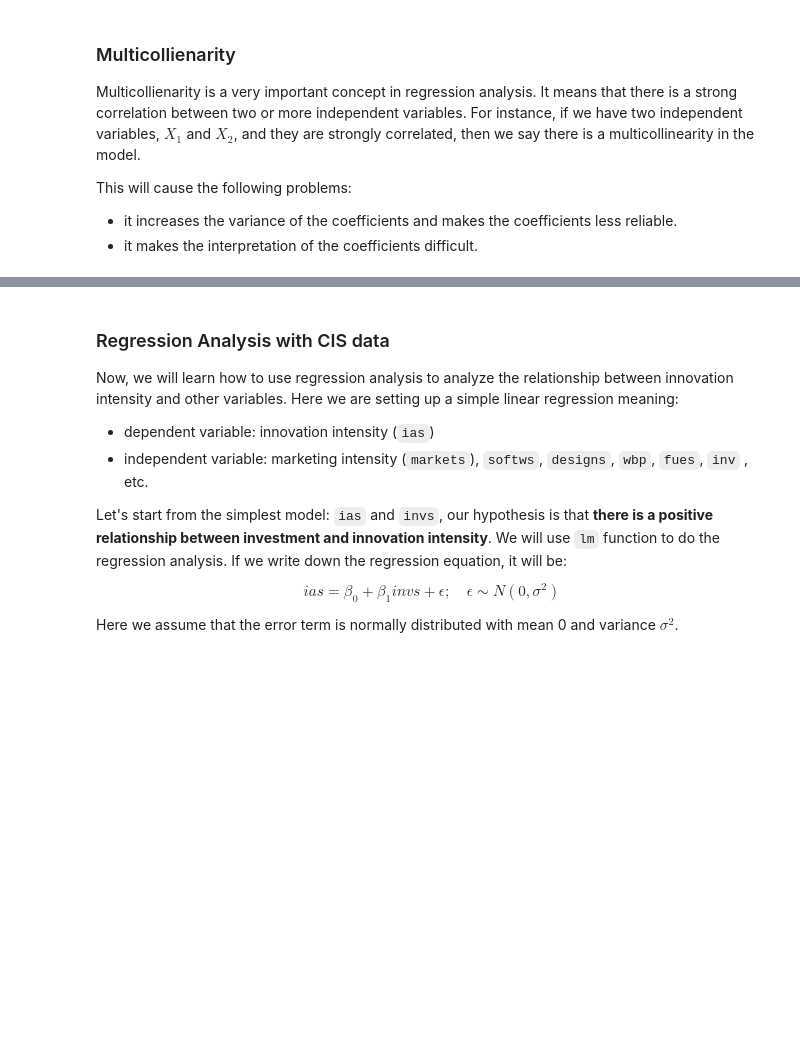
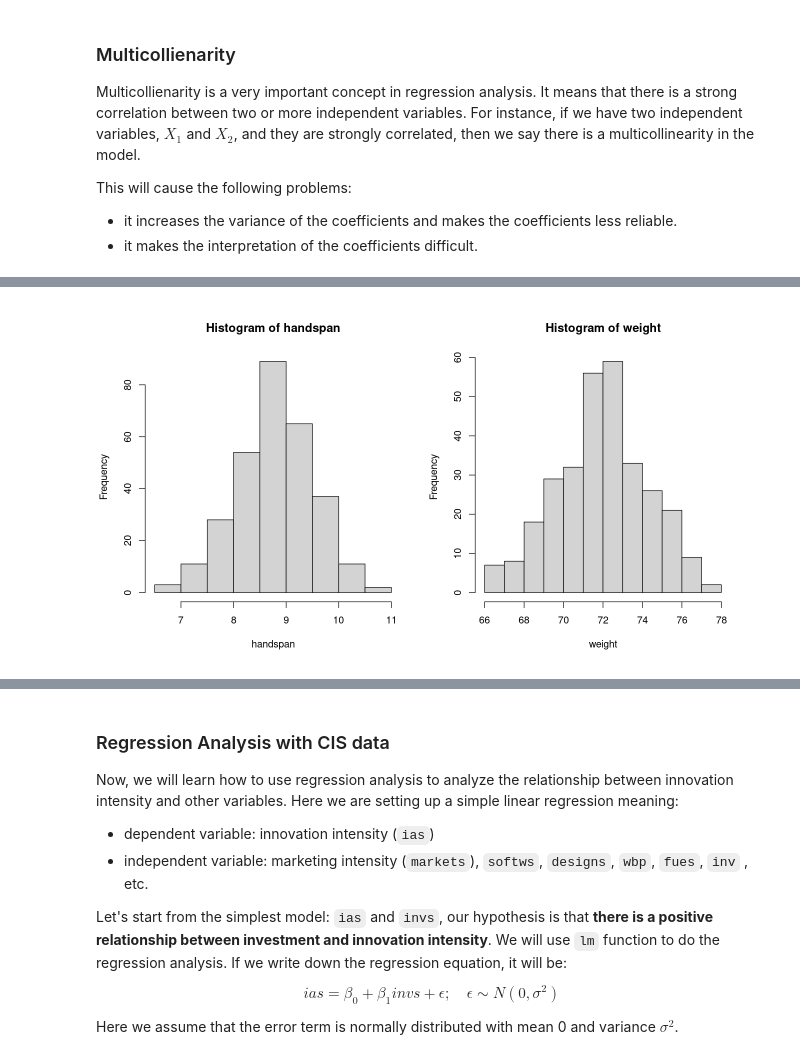
Before and after one commit to oceanumeric/data-science-go-small, a Jupyter notebook: all-in-one-for-the-exam/all-in-one.ipynb, the cells around one changed output, grey strips where cells are left out. Cells and saved outputs as stored; diff of their text form; code cells hidden in the pictures; blank space fills up the shorter version.

```diff
--- a/all-in-one-for-the-exam/all-in-one.ipynb
+++ b/all-in-one-for-the-exam/all-in-one.ipynb
@@ -1955,0 +1985,12 @@ This will cause the following problems:
+# %%
+# generate handspan data
+handspan <- 0.3 + 0.05 * height + rnorm(300, 0, 0.5)
+# generate weight data
+weight <- 55 + 0.1 * height + rnorm(300, 0, 2)
+# %%
+options(repr.plot.width = 11, repr.plot.height = 6)
+par(mfrow=c(1,2))
+hist(handspan)
+hist(weight)
+# %% [output]
+[figure, added]
```
Also changed, not shown: parts of 9 cells of this notebook, 4 other files.
